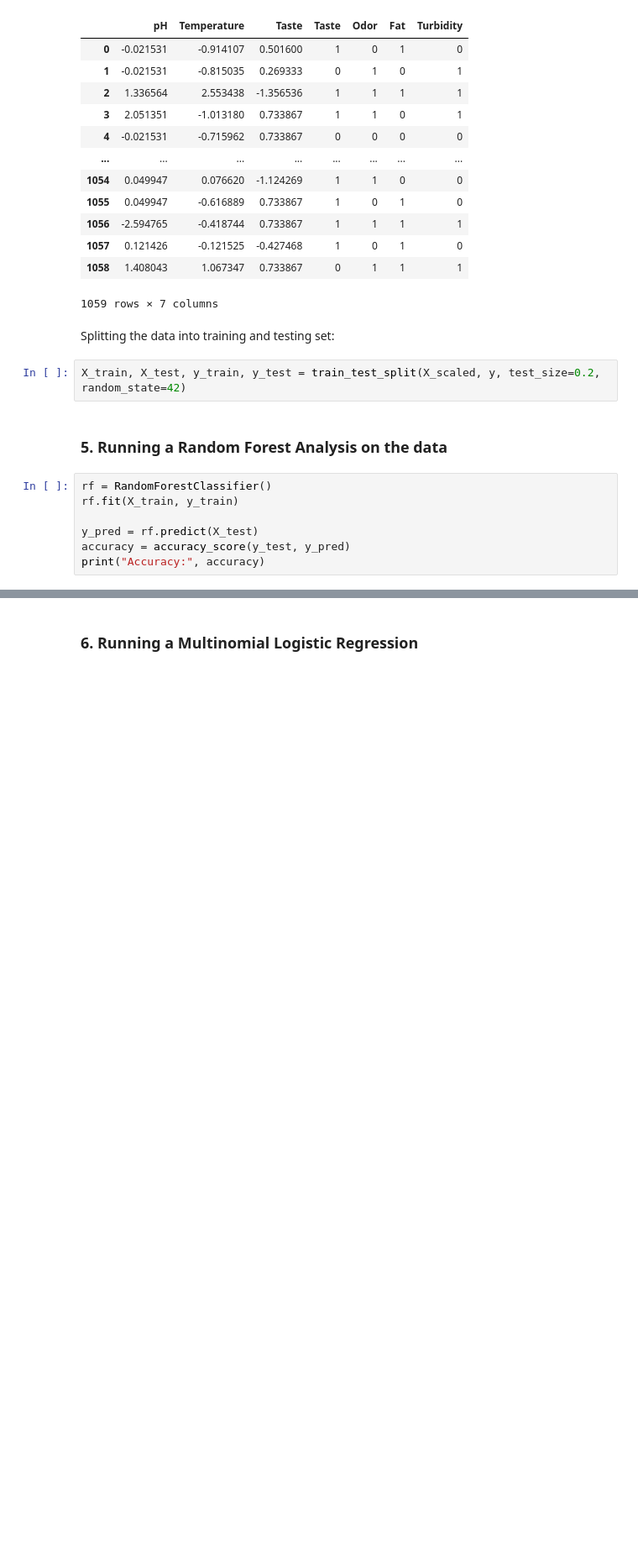
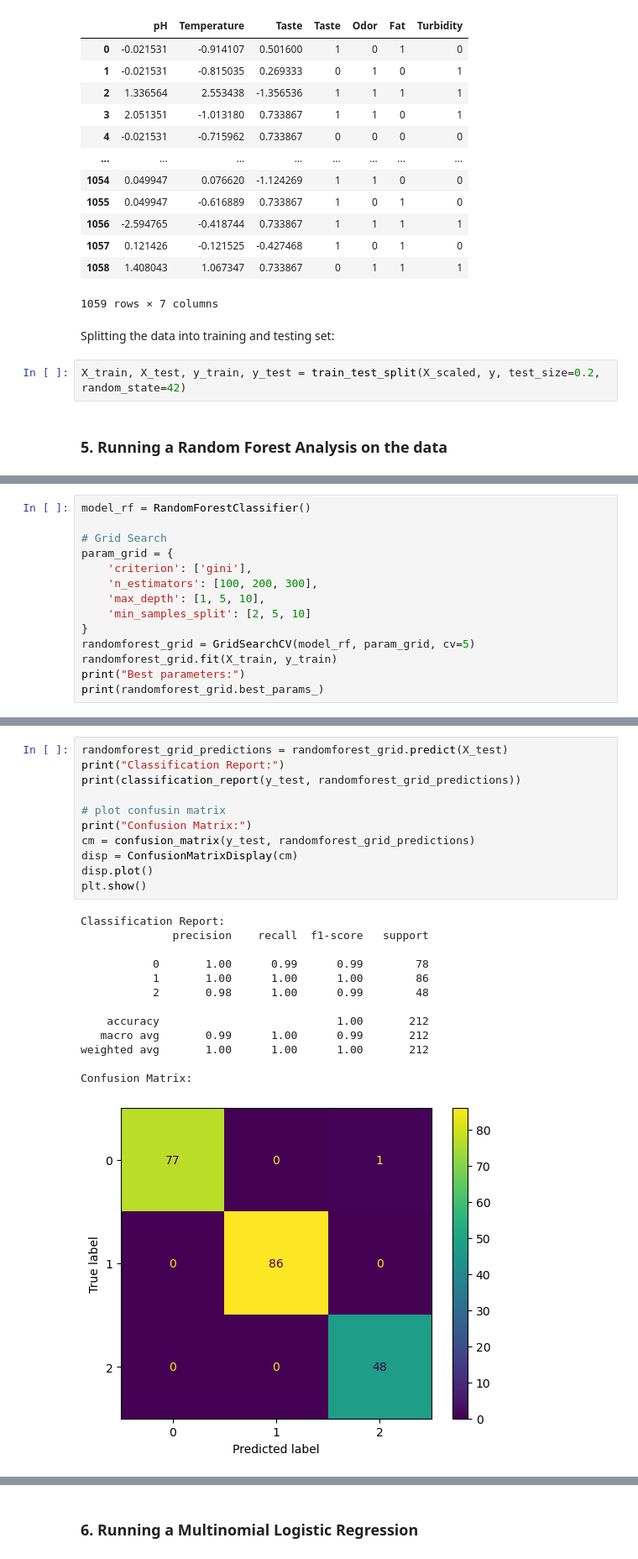
Before and after one commit to BaldeepDhada/Milk-Data-Analysis, a Jupyter notebook: Milk Data Classification.ipynb, the cells around one changed output, grey strips where cells are left out. Shown at 84% size. Cells and saved outputs as stored; diff of their text form; blank space fills up the shorter version.

```diff
--- a/Milk Data Classification.ipynb
+++ b/Milk Data Classification.ipynb
@@ -146,10 +147,3 @@ Splitting the data into training and testing set:
 X_train, X_test, y_train, y_test = train_test_split(X_scaled, y, test_size=0.2, random_state=42)
 # %% [markdown]
 ### 5. Running a Random Forest Analysis on the data
-# %%
-rf = RandomForestClassifier()
-rf.fit(X_train, y_train)
-
-y_pred = rf.predict(X_test)
-accuracy = accuracy_score(y_test, y_pred)
-print("Accuracy:", accuracy)
@@ -157,0 +150,14 @@ Accuracy: 0.9952830188679245
+# %%
+model_rf = RandomForestClassifier()
+
+# Grid Search
+param_grid = {
+    'criterion': ['gini'],
+    'n_estimators': [100, 200, 300],
+    'max_depth': [1, 5, 10],
+    'min_samples_split': [2, 5, 10]
+}
+randomforest_grid = GridSearchCV(model_rf, param_grid, cv=5)
+randomforest_grid.fit(X_train, y_train)
+print("Best parameters:")
+print(randomforest_grid.best_params_)
@@ -157,0 +167,25 @@ Accuracy: 0.9952830188679245
+# %%
+randomforest_grid_predictions = randomforest_grid.predict(X_test)
+print("Classification Report:")
+print(classification_report(y_test, randomforest_grid_predictions))
+
+# plot confusin matrix
+print("Confusion Matrix:")
+cm = confusion_matrix(y_test, randomforest_grid_predictions)
+disp = ConfusionMatrixDisplay(cm)
+disp.plot()
+plt.show()
+# %% [output]
+Classification Report:
+              precision    recall  f1-score   support
+
+           0       1.00      0.99      0.99        78
+           1       1.00      1.00      1.00        86
+           2       0.98      1.00      0.99        48
+
+    accuracy                           1.00       212
+   macro avg       0.99      1.00      0.99       212
+weighted avg       1.00      1.00      1.00       212
+
+Confusion Matrix:
+[figure, added]
```
Also changed, not shown: parts of 5 cells of this notebook.
